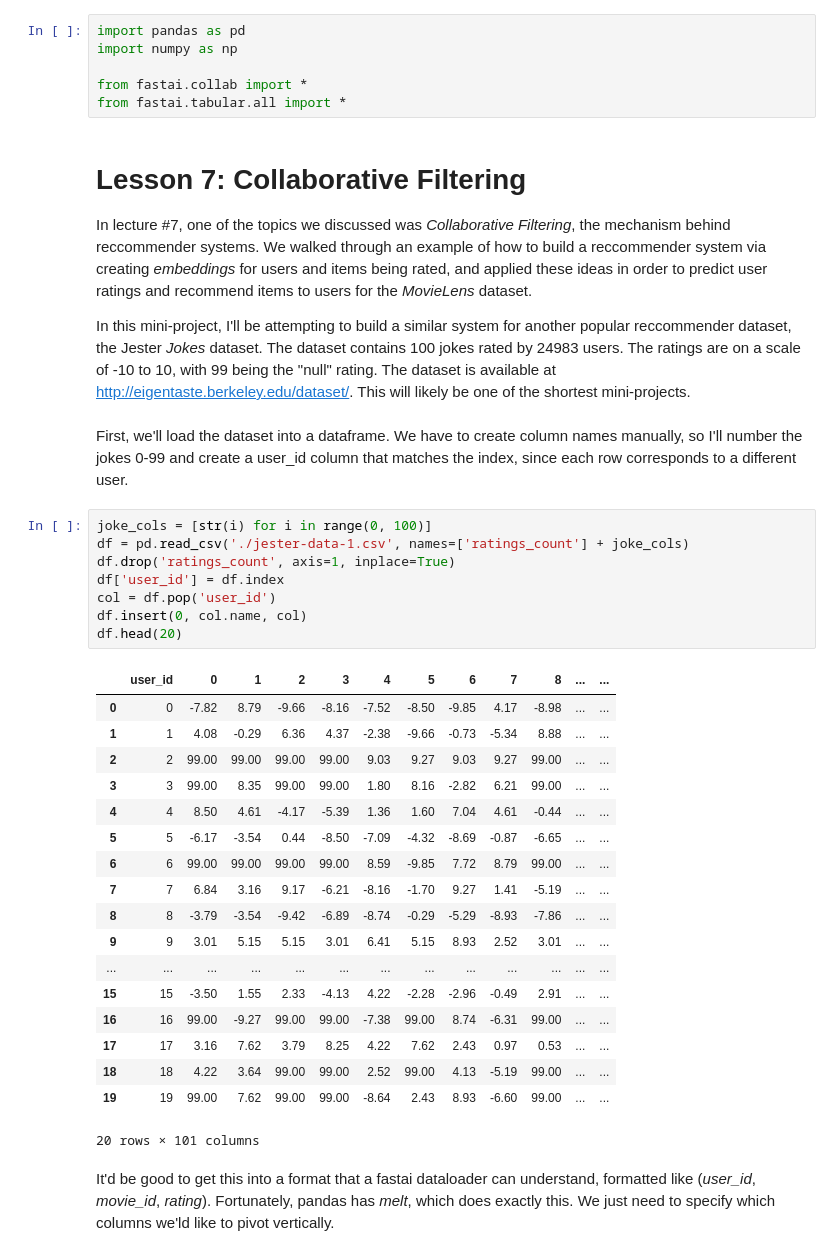
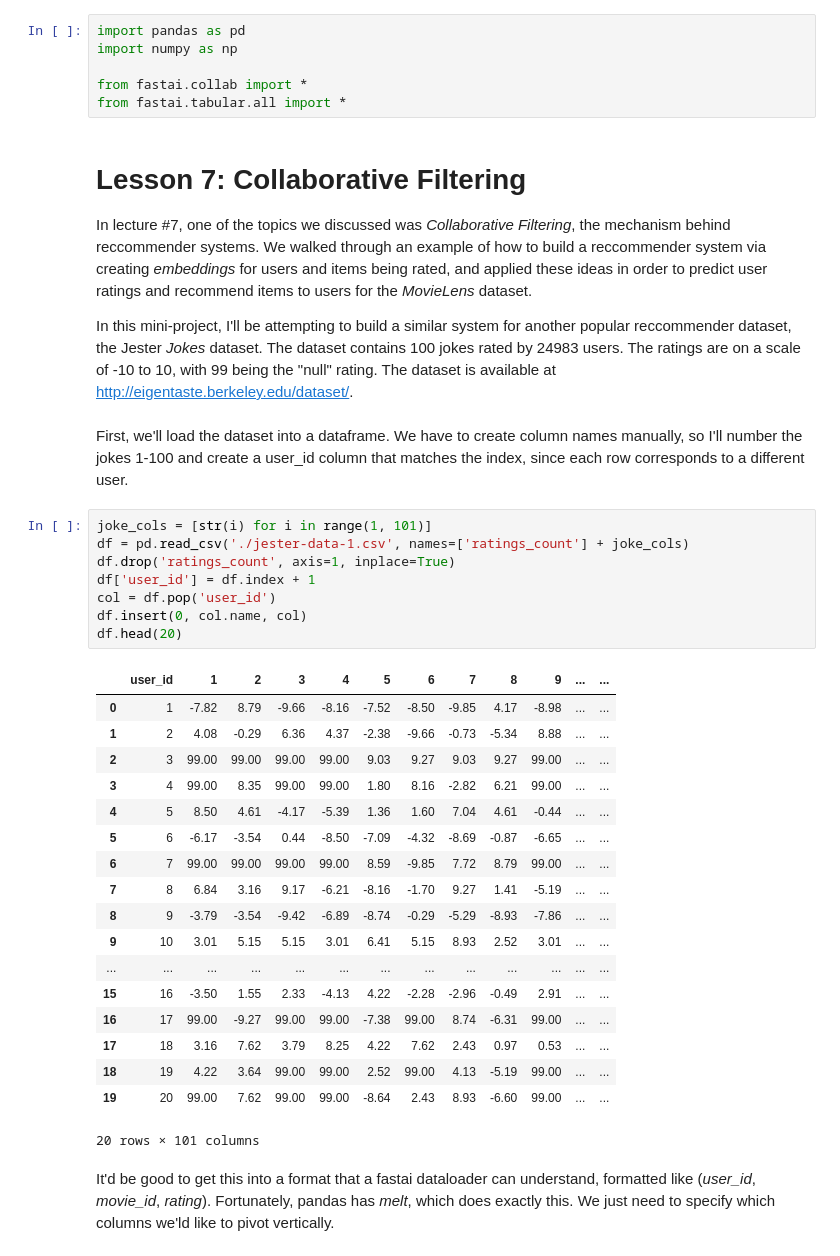
Before and after one commit to lowrollr/fastai_projects, a Jupyter notebook: lesson_7/collaborative_filtering.ipynb, the cells around one changed output. Cells and saved outputs as stored; diff of their text form.

```diff
--- a/lesson_7/collaborative_filtering.ipynb
+++ b/lesson_7/collaborative_filtering.ipynb
@@ -9,35 +9,35 @@ from fastai.tabular.all import *
 
 In lecture #7, one of the topics we discussed was *Collaborative Filtering*, the mechanism behind reccommender systems. We walked through an example of how to build a reccommender system via creating *embeddings* for users and items being rated, and applied these ideas in order to predict user ratings and recommend items to users for the *MovieLens* dataset.
 
-In this mini-project, I'll be attempting to build a similar system for another popular reccommender dataset, the Jester *Jokes* dataset. The dataset contains 100 jokes rated by 24983 users. The ratings are on a scale of -10 to 10, with 99 being the "null" rating. The dataset is available at http://eigentaste.berkeley.edu/dataset/. This will likely be one of the shortest mini-projects.
+In this mini-project, I'll be attempting to build a similar system for another popular reccommender dataset, the Jester *Jokes* dataset. The dataset contains 100 jokes rated by 24983 users. The ratings are on a scale of -10 to 10, with 99 being the "null" rating. The dataset is available at http://eigentaste.berkeley.edu/dataset/.
 # %% [markdown]
-First, we'll load the dataset into a dataframe. We have to create column names manually, so I'll number the jokes 0-99 and create a user_id column that matches the index, since each row corresponds to a different user.
+First, we'll load the dataset into a dataframe. We have to create column names manually, so I'll number the jokes 1-100 and create a user_id column that matches the index, since each row corresponds to a different user.
 # %%
-joke_cols = [str(i) for i in range(0, 100)]
+joke_cols = [str(i) for i in range(1, 101)]
 df = pd.read_csv('./jester-data-1.csv', names=['ratings_count'] + joke_cols)
 df.drop('ratings_count', axis=1, inplace=True)
-df['user_id'] = df.index
+df['user_id'] = df.index + 1
 col = df.pop('user_id')
 df.insert(0, col.name, col)
 df.head(20)
 # %% [output]
-|  | user_id | 0 | 1 | 2 | 3 | 4 | 5 | 6 | 7 | 8 | ... | ... |
-| 0 | 0 | -7.82 | 8.79 | -9.66 | -8.16 | -7.52 | -8.50 | -9.85 | 4.17 | -8.98 | ... | ... |
-| 1 | 1 | 4.08 | -0.29 | 6.36 | 4.37 | -2.38 | -9.66 | -0.73 | -5.34 | 8.88 | ... | ... |
-| 2 | 2 | 99.00 | 99.00 | 99.00 | 99.00 | 9.03 | 9.27 | 9.03 | 9.27 | 99.00 | ... | ... |
-| 3 | 3 | 99.00 | 8.35 | 99.00 | 99.00 | 1.80 | 8.16 | -2.82 | 6.21 | 99.00 | ... | ... |
-| 4 | 4 | 8.50 | 4.61 | -4.17 | -5.39 | 1.36 | 1.60 | 7.04 | 4.61 | -0.44 | ... | ... |
-| 5 | 5 | -6.17 | -3.54 | 0.44 | -8.50 | -7.09 | -4.32 | -8.69 | -0.87 | -6.65 | ... | ... |
-| 6 | 6 | 99.00 | 99.00 | 99.00 | 99.00 | 8.59 | -9.85 | 7.72 | 8.79 | 99.00 | ... | ... |
-| 7 | 7 | 6.84 | 3.16 | 9.17 | -6.21 | -8.16 | -1.70 | 9.27 | 1.41 | -5.19 | ... | ... |
-| 8 | 8 | -3.79 | -3.54 | -9.42 | -6.89 | -8.74 | -0.29 | -5.29 | -8.93 | -7.86 | ... | ... |
-| 9 | 9 | 3.01 | 5.15 | 5.15 | 3.01 | 6.41 | 5.15 | 8.93 | 2.52 | 3.01 | ... | ... |
+|  | user_id | 1 | 2 | 3 | 4 | 5 | 6 | 7 | 8 | 9 | ... | ... |
+| 0 | 1 | -7.82 | 8.79 | -9.66 | -8.16 | -7.52 | -8.50 | -9.85 | 4.17 | -8.98 | ... | ... |
+| 1 | 2 | 4.08 | -0.29 | 6.36 | 4.37 | -2.38 | -9.66 | -0.73 | -5.34 | 8.88 | ... | ... |
+| 2 | 3 | 99.00 | 99.00 | 99.00 | 99.00 | 9.03 | 9.27 | 9.03 | 9.27 | 99.00 | ... | ... |
+| 3 | 4 | 99.00 | 8.35 | 99.00 | 99.00 | 1.80 | 8.16 | -2.82 | 6.21 | 99.00 | ... | ... |
+| 4 | 5 | 8.50 | 4.61 | -4.17 | -5.39 | 1.36 | 1.60 | 7.04 | 4.61 | -0.44 | ... | ... |
+| 5 | 6 | -6.17 | -3.54 | 0.44 | -8.50 | -7.09 | -4.32 | -8.69 | -0.87 | -6.65 | ... | ... |
+| 6 | 7 | 99.00 | 99.00 | 99.00 | 99.00 | 8.59 | -9.85 | 7.72 | 8.79 | 99.00 | ... | ... |
+| 7 | 8 | 6.84 | 3.16 | 9.17 | -6.21 | -8.16 | -1.70 | 9.27 | 1.41 | -5.19 | ... | ... |
+| 8 | 9 | -3.79 | -3.54 | -9.42 | -6.89 | -8.74 | -0.29 | -5.29 | -8.93 | -7.86 | ... | ... |
+| 9 | 10 | 3.01 | 5.15 | 5.15 | 3.01 | 6.41 | 5.15 | 8.93 | 2.52 | 3.01 | ... | ... |
 | ... | ... | ... | ... | ... | ... | ... | ... | ... | ... | ... | ... | ... |
-| 15 | 15 | -3.50 | 1.55 | 2.33 | -4.13 | 4.22 | -2.28 | -2.96 | -0.49 | 2.91 | ... | ... |
-| 16 | 16 | 99.00 | -9.27 | 99.00 | 99.00 | -7.38 | 99.00 | 8.74 | -6.31 | 99.00 | ... | ... |
-| 17 | 17 | 3.16 | 7.62 | 3.79 | 8.25 | 4.22 | 7.62 | 2.43 | 0.97 | 0.53 | ... | ... |
-| 18 | 18 | 4.22 | 3.64 | 99.00 | 99.00 | 2.52 | 99.00 | 4.13 | -5.19 | 99.00 | ... | ... |
-| 19 | 19 | 99.00 | 7.62 | 99.00 | 99.00 | -8.64 | 2.43 | 8.93 | -6.60 | 99.00 | ... | ... |
+| 15 | 16 | -3.50 | 1.55 | 2.33 | -4.13 | 4.22 | -2.28 | -2.96 | -0.49 | 2.91 | ... | ... |
+| 16 | 17 | 99.00 | -9.27 | 99.00 | 99.00 | -7.38 | 99.00 | 8.74 | -6.31 | 99.00 | ... | ... |
+| 17 | 18 | 3.16 | 7.62 | 3.79 | 8.25 | 4.22 | 7.62 | 2.43 | 0.97 | 0.53 | ... | ... |
+| 18 | 19 | 4.22 | 3.64 | 99.00 | 99.00 | 2.52 | 99.00 | 4.13 | -5.19 | 99.00 | ... | ... |
+| 19 | 20 | 99.00 | 7.62 | 99.00 | 99.00 | -8.64 | 2.43 | 8.93 | -6.60 | 99.00 | ... | ... |
 20 rows × 101 columns
 # %% [markdown]
 It'd be good to get this into a format that a fastai dataloader can understand, formatted like (*user_id*, *movie_id*, *rating*). Fortunately, pandas has *melt*, which does exactly this. We just need to specify which columns we'ld like to pivot vertically.
```
Also changed, not shown: parts of 21 cells of this notebook.
